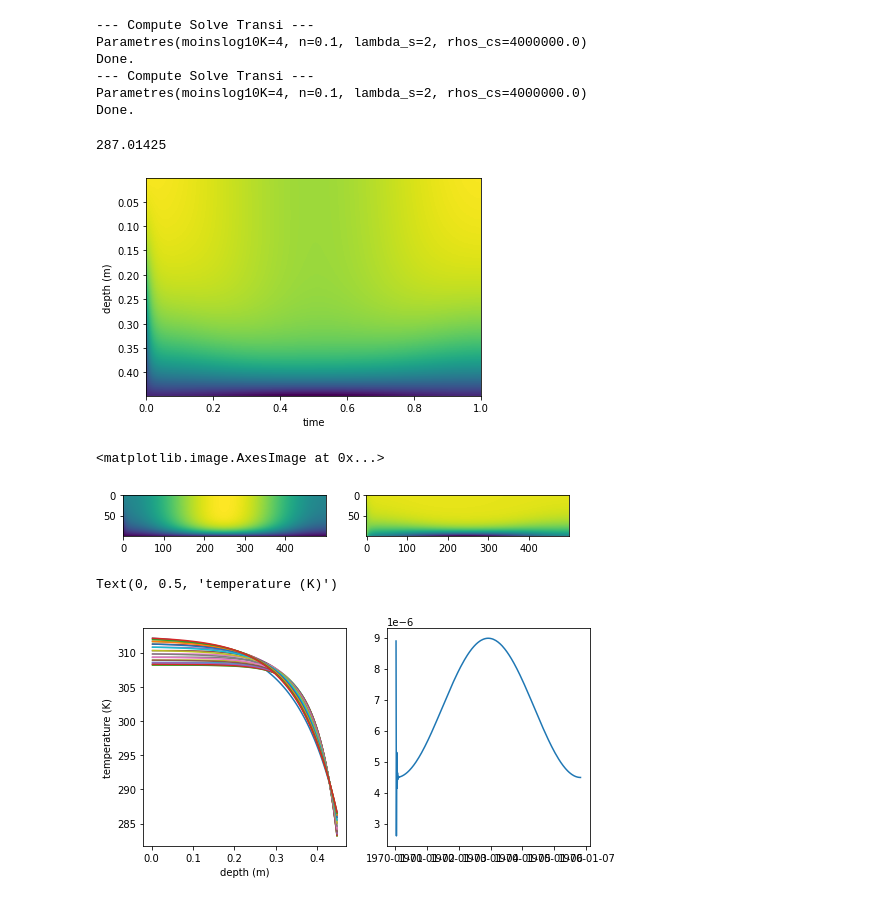
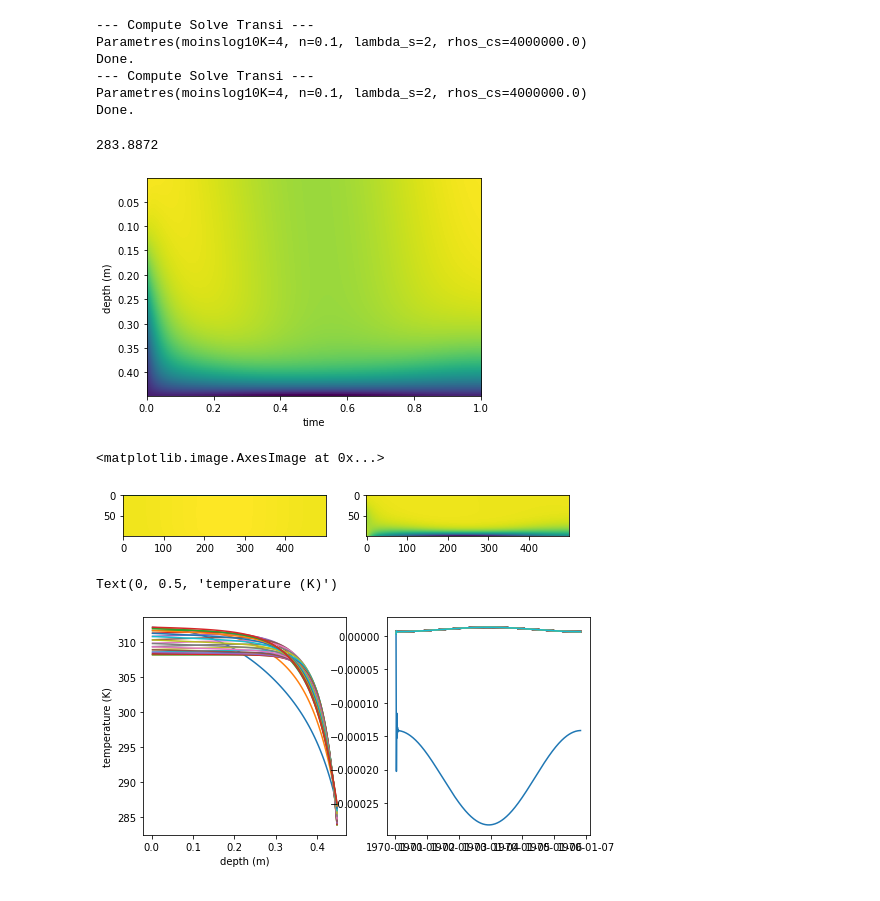
Before and after one commit to ameliemelorene/pyheatmy2022, a Jupyter notebook: demo.ipynb, the cells around one changed output. Drawn from its saved outputs; the diff is of its cells as text; code cells hidden in the pictures.

```diff
--- a/demo.ipynb
+++ b/demo.ipynb
@@ -75,7 +75,7 @@ Done.
 fig, ax = plt.subplots(facecolor = 'w')
 
 ax.imshow(
-    col.temps_solve[:].T,
+    col.temps_solve,
     aspect = "auto",
     extent = [0, 1, col.depths_solve[-1], col.depths_solve[0]], #TODO : trouver comment monter le datetime
 )
@@ -84,42 +84,42 @@ ax.set_xlabel("time")
 ax.set_ylabel("depth (m)")
 np.nanmin(col.temps_solve[:,:-5])
 # %% [output]
-287.01425
+283.8872
-[figure, old version]
+[figure, new version]
 # %%
 fig, axs = plt.subplots(1, 2, figsize=(8,8), facecolor = 'w')
-axs[0].imshow(col.advec_flows_solve.T)
-axs[1].imshow(col.conduc_flows_solve.T)
+axs[0].imshow(col.advec_flows_solve)
+axs[1].imshow(col.conduc_flows_solve)
 # %% [output]
 <matplotlib.image.AxesImage at 0x...>
-[figure, old version]
+[figure, new version]
 # %%
 from itertools import islice
 
 fig, axs = plt.subplots(1, 2, figsize=(8,4),facecolor = 'w')
 
 ite = zip(
-    col.temps_solve,
+    col.temps_solve.T,
     col.times_solve
 )
 for temps, t in islice(ite, 20, None, 20):
     axs[0].plot(
         col.depths_solve,
         temps,
         label = f"{t:.1e}"
     )
 axs[1].plot(
     col.times_solve,
-    col.flows_solve,
+    col.flows_solve.T,
     label = f"{t:.1e}"
 )
 
 axs[0].set_xlabel("depth (m)")
 axs[0].set_ylabel("temperature (K)")
 #axs[1].legend()
 # %% [output]
 Text(0, 0.5, 'temperature (K)')
-[figure, old version]
+[figure, new version]
 # %%
 ind = 23
 print(f"Index {ind} in z_array -> {col.depths_solve[ind]}")
```
Also changed, not shown: parts of 8 cells of this notebook, 2 other files.
